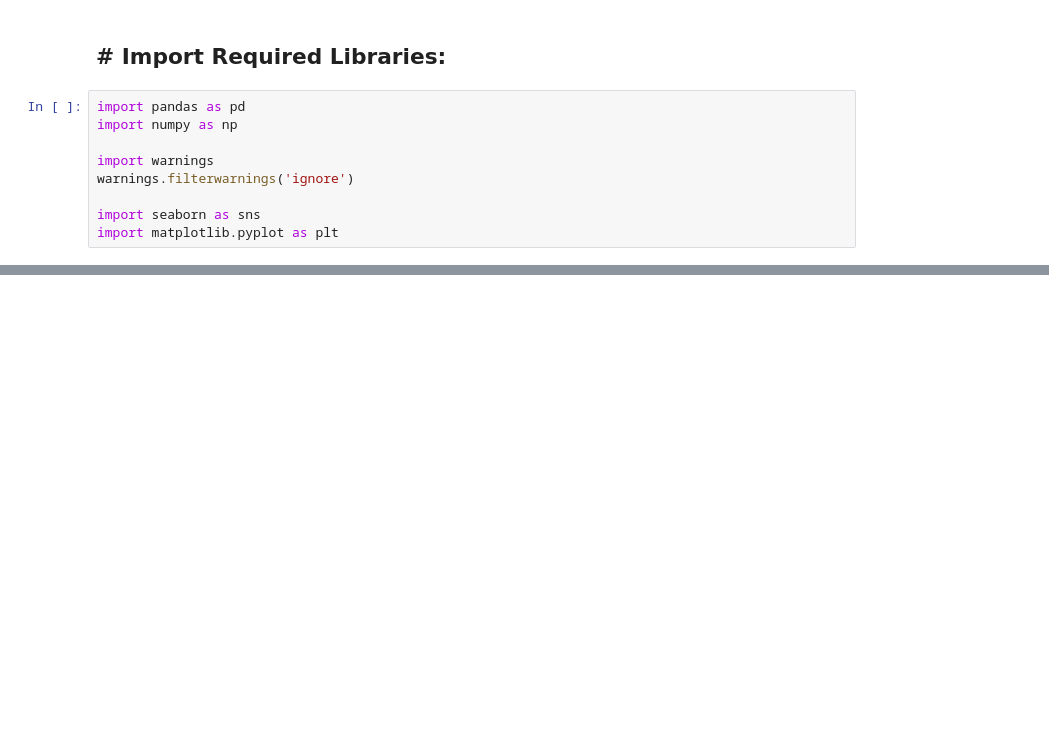
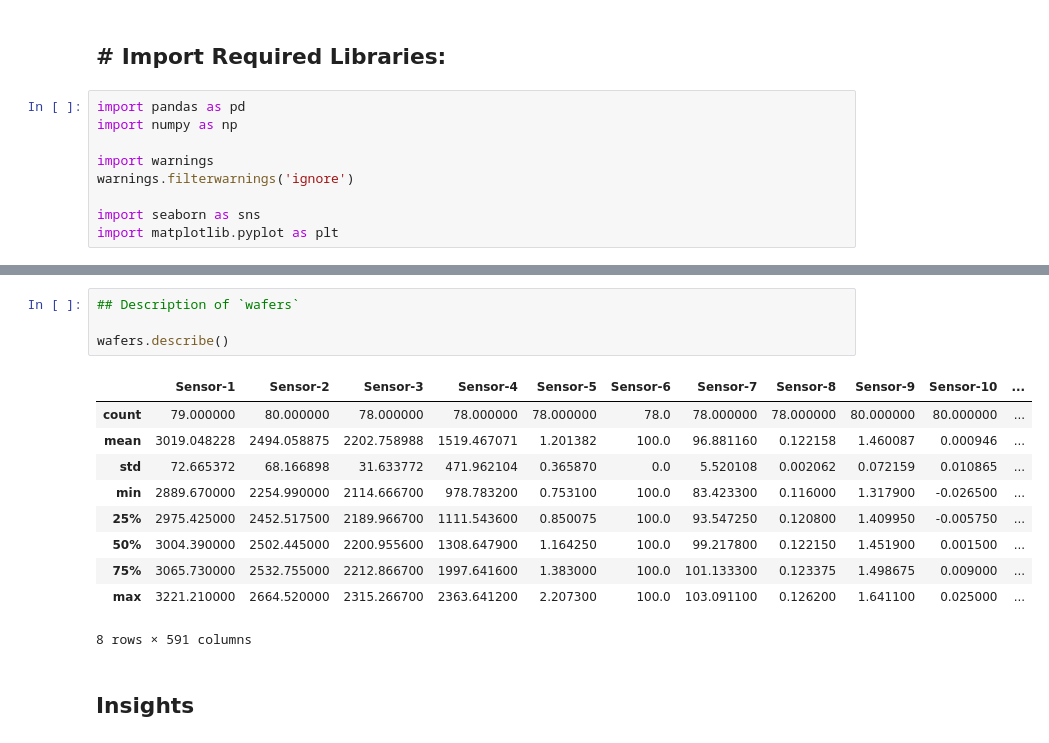
Before and after one commit to RinkiAgrawal/WaferFaultDetection, a Jupyter notebook: notebooks/in1__exploratory analysis.ipynb, the cells around one changed output, grey strips where cells are left out. Drawn from its saved outputs; the diff is of its cells as text; blank space fills up the shorter version.

```diff
--- a/notebooks/in1__exploratory analysis.ipynb
+++ b/notebooks/in1__exploratory analysis.ipynb
@@ -28,0 +67,17 @@ import matplotlib.pyplot as plt
+# %%
+## Description of `wafers`
+
+wafers.describe()
+# %% [output]
+|  | Sensor-1 | Sensor-2 | Sensor-3 | Sensor-4 | Sensor-5 | Sensor-6 | Sensor-7 | Sensor-8 | Sensor-9 | Sensor-10 | ... |
+| count | 79.000000 | 80.000000 | 78.000000 | 78.000000 | 78.000000 | 78.0 | 78.000000 | 78.000000 | 80.000000 | 80.000000 | ... |
+| mean | 3019.048228 | 2494.058875 | 2202.758988 | 1519.467071 | 1.201382 | 100.0 | 96.881160 | 0.122158 | 1.460087 | 0.000946 | ... |
+| std | 72.665372 | 68.166898 | 31.633772 | 471.962104 | 0.365870 | 0.0 | 5.520108 | 0.002062 | 0.072159 | 0.010865 | ... |
+| min | 2889.670000 | 2254.990000 | 2114.666700 | 978.783200 | 0.753100 | 100.0 | 83.423300 | 0.116000 | 1.317900 | -0.026500 | ... |
+| 25% | 2975.425000 | 2452.517500 | 2189.966700 | 1111.543600 | 0.850075 | 100.0 | 93.547250 | 0.120800 | 1.409950 | -0.005750 | ... |
+| 50% | 3004.390000 | 2502.445000 | 2200.955600 | 1308.647900 | 1.164250 | 100.0 | 99.217800 | 0.122150 | 1.451900 | 0.001500 | ... |
+| 75% | 3065.730000 | 2532.755000 | 2212.866700 | 1997.641600 | 1.383000 | 100.0 | 101.133300 | 0.123375 | 1.498675 | 0.009000 | ... |
+| max | 3221.210000 | 2664.520000 | 2315.266700 | 2363.641200 | 2.207300 | 100.0 | 103.091100 | 0.126200 | 1.641100 | 0.025000 | ... |
+8 rows × 591 columns
+# %% [markdown]
+## Insights
```
Also changed, not shown: parts of 61 cells of this notebook, 25 other files.
